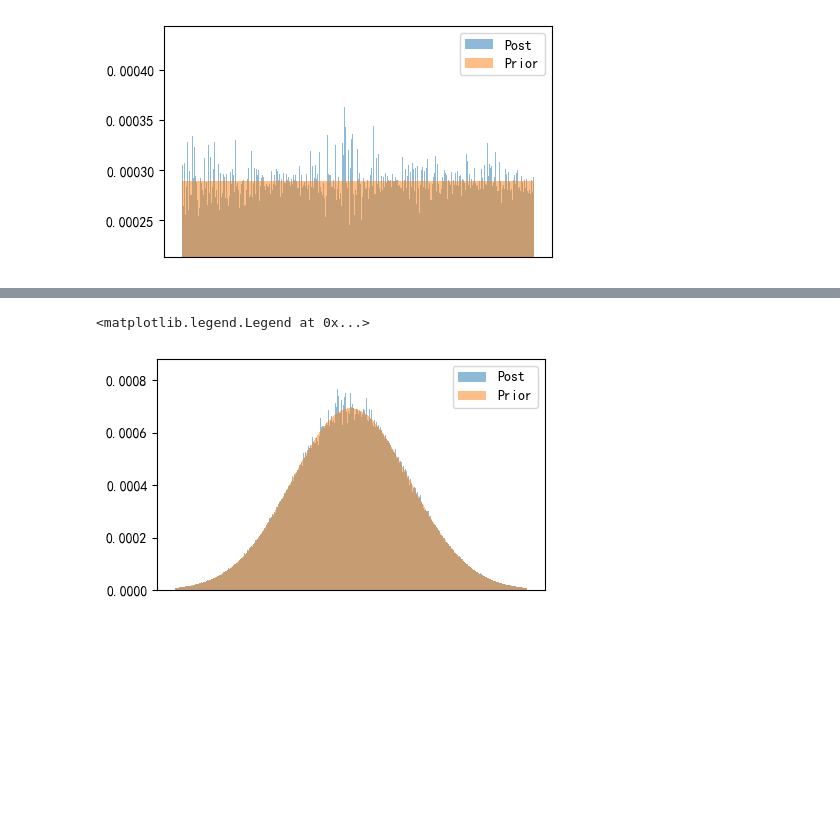
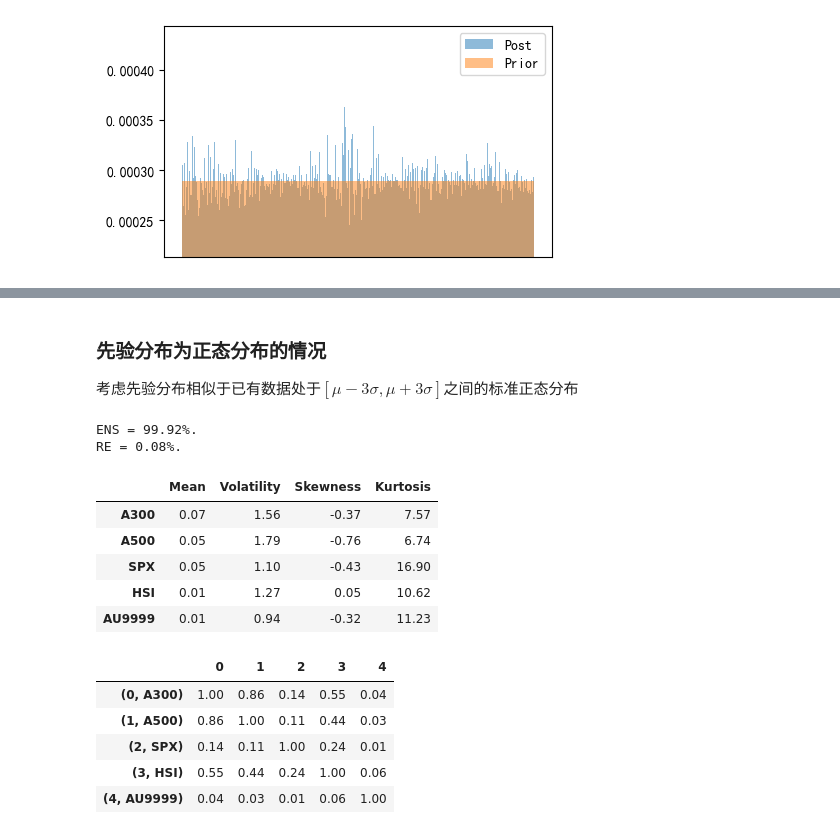
Before and after one commit to dishangti/Entropy-Pooling, a Jupyter notebook: EP.ipynb, the cells around one changed output, grey strips where cells are left out. Cells and saved outputs as stored; diff of their text form; code cells hidden in the pictures; blank space fills up the shorter version.

```diff
--- a/EP.ipynb
+++ b/EP.ipynb
@@ -325,7 +341,7 @@ bw
 ## 数值解2
 这里直接使用 fortitudo.tech 库
 # %%
-R_df = pd.DataFrame(data=prices, columns=names)
+R_df = pd.DataFrame(data=pnls, columns=names)
 instrument_names = R_df.columns
 
 print('原始数据')
@@ -461,9 +426,51 @@ RE = 0.05%.
-# %%
-fig = plt.figure(figsize=(5, 3))
-plt.bar(x = np.arange(q.shape[0]), height = q.reshape(-1), width=1, alpha=0.5, label='Post')
-plt.bar(x = np.arange(p.shape[0]), height = p.reshape(-1), width=1, alpha=0.5, label='Prior')
-plt.xticks([])
-plt.legend()
-# %% [output]
-<matplotlib.legend.Legend at 0x...>
-[figure, removed]
+# %% [markdown]
+### 先验分布为正态分布的情况
+考虑先验分布相似于已有数据处于$[ \mu-3\sigma, \mu+3\sigma]$之间的标准正态分布
+# %%
+R = R_df.values
+S = R.shape[0]
+norm_x = np.linspace(-3, 3, S)
+p = scipy.stats.norm.pdf(norm_x, 0, 1.5)
+p = (p / p.sum())[:, np.newaxis]
+means_prior = p.T @ R      # 先验均值
+vols_prior = np.sqrt(p.T @ (R - means_prior)**2)
+
+A300_A500_mean = (R[:, 0]-R[:, 1])[np.newaxis, :]   # A300和A500均值之差
+A300_mean = (R[:, 0])[np.newaxis, :]
+A500_mean = (R[:, 1])[np.newaxis, :]
+SPX_mean = R[:, 3][np.newaxis, :]
+HSI_kurt = (((R[:, 2] - means_prior[:, 2]) / vols_prior[:, 2])**4)[np.newaxis, :]
+A500_kurt = (((R[:, 1] - means_prior[:, 1]) / vols_prior[:, 1])**4)[np.newaxis, :]
+
+A = np.vstack((np.ones((1, S)), A300_A500_mean, A500_kurt))   # 等式约束设置
+b = np.vstack(([1.0], [0.02], [7.0]))                # 第一项约束为离散分布和为1
+G = np.vstack((SPX_mean, -HSI_kurt, -A300_mean, -A500_mean))
+h = np.vstack(([0.01], [-12], [-0.03], [-0.05]))
+
+q = ft.entropy_pooling(p, A, b, G, h)
+relative_entropy = q.T @ (np.log(q) - np.log(p))
+effective_number_scenarios = np.exp(-relative_entropy)
+
+print(f'ENS = {np.round(effective_number_scenarios[0, 0] * 100, 2)}%.')
+print(f'RE = {np.round(relative_entropy[0, 0] * 100, 2)}%.')
+
+stats_post = ft.simulation_moments(R_df, q)
+display(np.round(stats_post, 2))
+
+corr_post = ft.correlation_matrix(R_df, q)
+display(np.round(corr_post, 2))
+# %% [output]
+ENS = 99.92%.
+RE = 0.08%.
+|  | Mean | Volatility | Skewness | Kurtosis |
+| A300 | 0.07 | 1.56 | -0.37 | 7.57 |
+| A500 | 0.05 | 1.79 | -0.76 | 6.74 |
+| SPX | 0.05 | 1.10 | -0.43 | 16.90 |
+| HSI | 0.01 | 1.27 | 0.05 | 10.62 |
+| AU9999 | 0.01 | 0.94 | -0.32 | 11.23 |
+|  | 0 | 1 | 2 | 3 | 4 |
+| (0, A300) | 1.00 | 0.86 | 0.14 | 0.55 | 0.04 |
+| (1, A500) | 0.86 | 1.00 | 0.11 | 0.44 | 0.03 |
+| (2, SPX) | 0.14 | 0.11 | 1.00 | 0.24 | 0.01 |
+| (3, HSI) | 0.55 | 0.44 | 0.24 | 1.00 | 0.06 |
+| (4, AU9999) | 0.04 | 0.03 | 0.01 | 0.06 | 1.00 |
```
Also changed, not shown: parts of 8 cells of this notebook.
